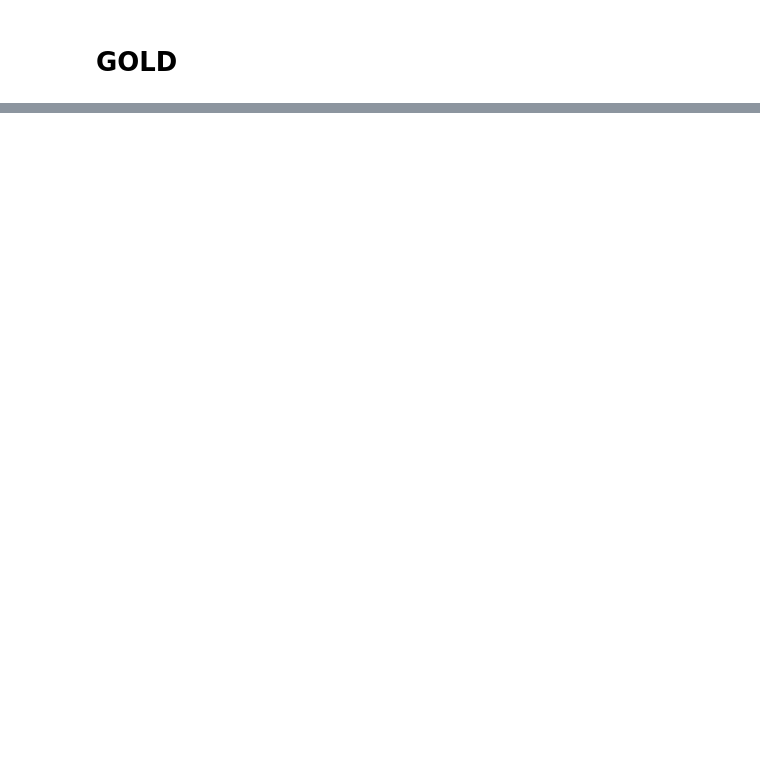
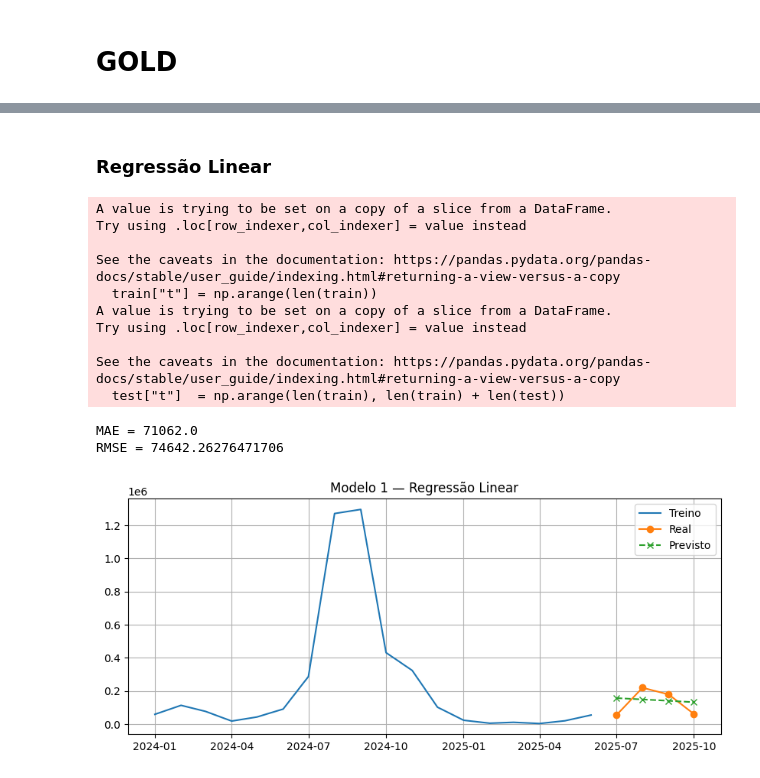
Before and after one commit to Rob-A-B/wildfire-hotspots, a Jupyter notebook: src/queimadas.ipynb, the cells around one changed output, grey strips where cells are left out. Cells and saved outputs as stored; diff of their text form; code cells hidden in the pictures; blank space fills up the shorter version.

Commit message:
feat vizualizacao geral e previsão focos Amazonia

```diff
--- a/src/queimadas.ipynb
+++ b/src/queimadas.ipynb
@@ -487,0 +663,68 @@ TOP estados no mês mais recente (2025-10):
+# %% [markdown]
+### Regressão Linear
+# %%
+# ===========================================================
+# MODELO 1 — Regressão Linear (baseline fraco)
+# ===========================================================
+
+import pandas as pd
+import numpy as np
+import matplotlib.pyplot as plt
+from sklearn.linear_model import LinearRegression
+from sklearn.metrics import mean_absolute_error, mean_squared_error
+from math import sqrt
+
+BASE = "/content/projeto_pcb"
+GOLD = f"{BASE}/dados/gold/focos_gold_bioma_mensal.parquet"
+
+df = pd.read_parquet(GOLD)
+df["data_ref"] = pd.to_datetime(dict(year=df["ano"], month=df["mes"], day=1))
+df = df.sort_values("data_ref")
+
+BIOMA = "Amazônia"
+serie = df[df["bioma"] == BIOMA][["data_ref", "qtd_focos"]].set_index("data_ref").asfreq("MS")
+
+n_test = 4
+train = serie.iloc[:-n_test]
+test  = serie.iloc[-n_test:]
+
+# FEATURES
+train["t"] = np.arange(len(train))
+test["t"]  = np.arange(len(train), len(train) + len(test))
+
+X_train = train[["t"]]
+y_train = train["qtd_focos"]
+X_test  = test[["t"]]
+y_test  = test["qtd_focos"]
+
+lin = LinearRegression().fit(X_train, y_train)
+pred = lin.predict(X_test)
+
+mae = mean_absolute_error(y_test, pred)
+rmse = sqrt(mean_squared_error(y_test, pred))
+
+print("MAE =", mae)
+print("RMSE =", rmse)
+
+plt.figure(figsize=(10,4))
+plt.plot(train.index, train["qtd_focos"], label="Treino")
+plt.plot(test.index,  test["qtd_focos"],  marker="o", label="Real")
+plt.plot(test.index,  pred,              marker="x", linestyle="--", label="Previsto")
+plt.title("Modelo 1 — Regressão Linear")
+plt.grid(True)
+plt.legend()
+plt.show()
+# %% [output]
+A value is trying to be set on a copy of a slice from a DataFrame.
+Try using .loc[row_indexer,col_indexer] = value instead
+
+See the caveats in the documentation: https://pandas.pydata.org/pandas-docs/stable/user_guide/indexing.html#returning-a-view-versus-a-copy
+  train["t"] = np.arange(len(train))
+A value is trying to be set on a copy of a slice from a DataFrame.
+Try using .loc[row_indexer,col_indexer] = value instead
+
+See the caveats in the documentation: https://pandas.pydata.org/pandas-docs/stable/user_guide/indexing.html#returning-a-view-versus-a-copy
+  test["t"]  = np.arange(len(train), len(train) + len(test))
+MAE = 71062.0
+RMSE = 74642.26276471706
+[figure, added]
```
Also changed, not shown: parts of 21 cells of this notebook.
